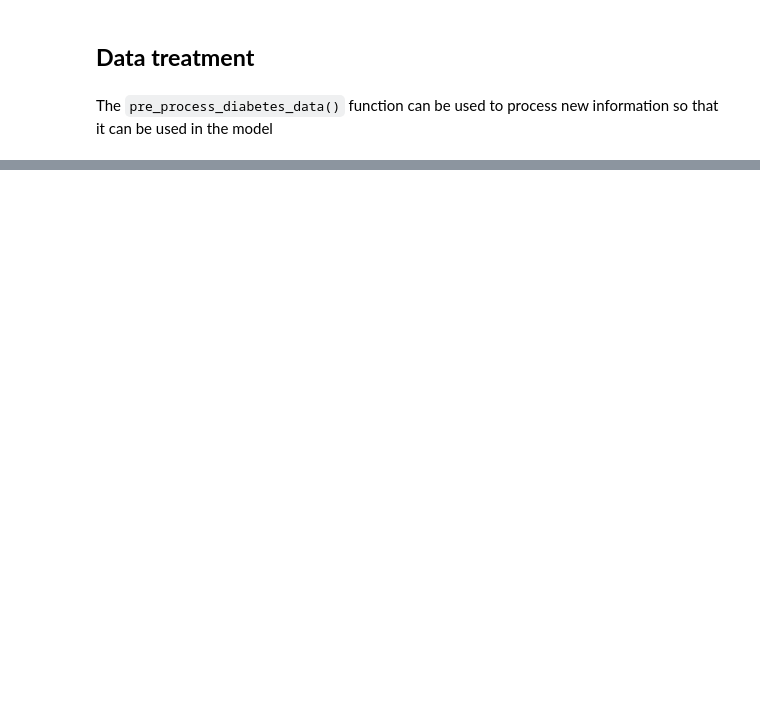
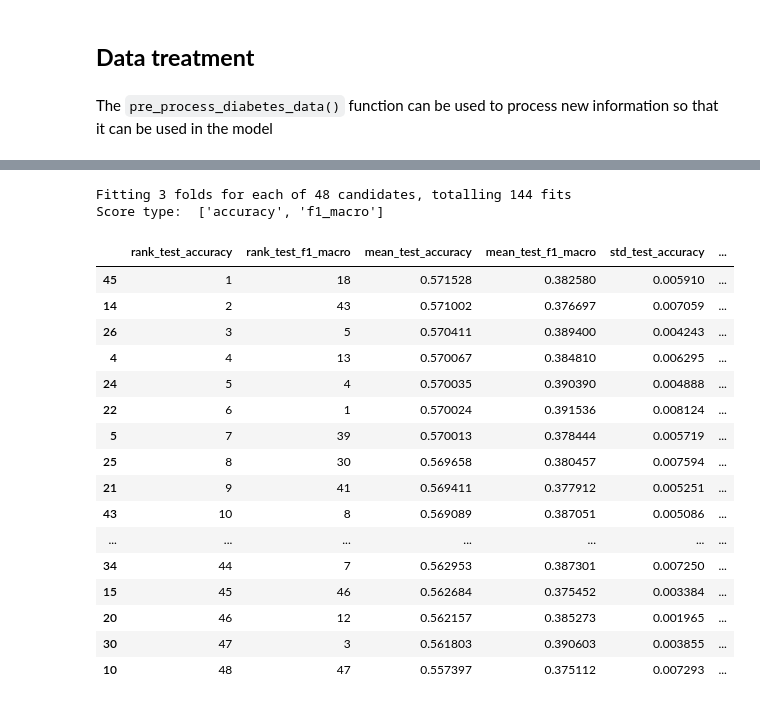
Before and after one commit to LuizHRF/optativa_machine_learning, a Jupyter notebook: challenge/main.ipynb, the cells around one changed output, grey strips where cells are left out. Cells and saved outputs as stored; diff of their text form; code cells hidden in the pictures; blank space fills up the shorter version.

```diff
--- a/challenge/main.ipynb
+++ b/challenge/main.ipynb
@@ -40,7 +63,7 @@ for c in diabetes.columns:
 # %% [markdown]
 The `pre_process_diabetes_data()` function can be used to process new information so that it can be used in the model
 # %%
-def pre_process_diabetes_data(df):
+def pre_process_diabetes_data(data):
     """
         Args:
             df (pandas DataFrame): Dataset to be processed
@@ -52,6 +75,8 @@ def pre_process_diabetes_data(df):
     """
 
     # Dropping IDs and unnecessary columns and standadizing the missing values
+
+    df = data.copy()
 
     df.drop(columns=['encounter_id', 'patient_nbr', 'payer_code'], inplace=True)
     df.replace(["?", 'Unknown/Invalid'], pd.NA, inplace=True)
@@ -94,7 +119,9 @@ def pre_process_diabetes_data(df):
 
     # Removing columns with low variance
 
-    selector = VarianceThreshold(threshold=0.01)    ## Remove collumns with variance lower than 0.01, that is, those collumns have the same value for 99.9% of the rows
+    selector = VarianceThreshold(threshold=0.01)    ## Remove collumns with variance lower than 0.01, that is,
+                                                    ## those collumns have the same value for 99.9% of the rows
+
     temp = pd.DataFrame(selector.fit_transform(temp), columns=temp.columns[selector.get_support()])
 
     final = pd.concat([df, temp, y], axis=1)
@@ -225,0 +289,32 @@ best_model_Random_Forest(diabetes_processed, "readmitted")
+# %%
+# Finding out the best parameters for the MLPClassifier model (Aboutv 7 Min of processing time)
+
+param_grid_mlp = {
+    'hidden_layer_sizes': [(128,), (128, 64), (256, 128)],
+    'activation': ['relu', 'tanh'],
+    'alpha': [1e-3, 1e-2],
+    'learning_rate_init': [0.001, 0.005],
+    'solver': ['adam', 'sgd']
+}
+
+grid_mlp, m_mlp = best_model_MLPClassifier(diabetes_processed, "readmitted", param_grid_mlp)
+# %% [output]
+Fitting 3 folds for each of 48 candidates, totalling 144 fits
+Score type:  ['accuracy', 'f1_macro']
+|  | rank_test_accuracy | rank_test_f1_macro | mean_test_accuracy | mean_test_f1_macro | std_test_accuracy | ... |
+| 45 | 1 | 18 | 0.571528 | 0.382580 | 0.005910 | ... |
+| 14 | 2 | 43 | 0.571002 | 0.376697 | 0.007059 | ... |
+| 26 | 3 | 5 | 0.570411 | 0.389400 | 0.004243 | ... |
+| 4 | 4 | 13 | 0.570067 | 0.384810 | 0.006295 | ... |
+| 24 | 5 | 4 | 0.570035 | 0.390390 | 0.004888 | ... |
+| 22 | 6 | 1 | 0.570024 | 0.391536 | 0.008124 | ... |
+| 5 | 7 | 39 | 0.570013 | 0.378444 | 0.005719 | ... |
+| 25 | 8 | 30 | 0.569658 | 0.380457 | 0.007594 | ... |
+| 21 | 9 | 41 | 0.569411 | 0.377912 | 0.005251 | ... |
+| 43 | 10 | 8 | 0.569089 | 0.387051 | 0.005086 | ... |
+| ... | ... | ... | ... | ... | ... | ... |
+| 34 | 44 | 7 | 0.562953 | 0.387301 | 0.007250 | ... |
+| 15 | 45 | 46 | 0.562684 | 0.375452 | 0.003384 | ... |
+| 20 | 46 | 12 | 0.562157 | 0.385273 | 0.001965 | ... |
+| 30 | 47 | 3 | 0.561803 | 0.390603 | 0.003855 | ... |
+| 10 | 48 | 47 | 0.557397 | 0.375112 | 0.007293 | ... |
```
Also changed, not shown: parts of 18 cells of this notebook.
